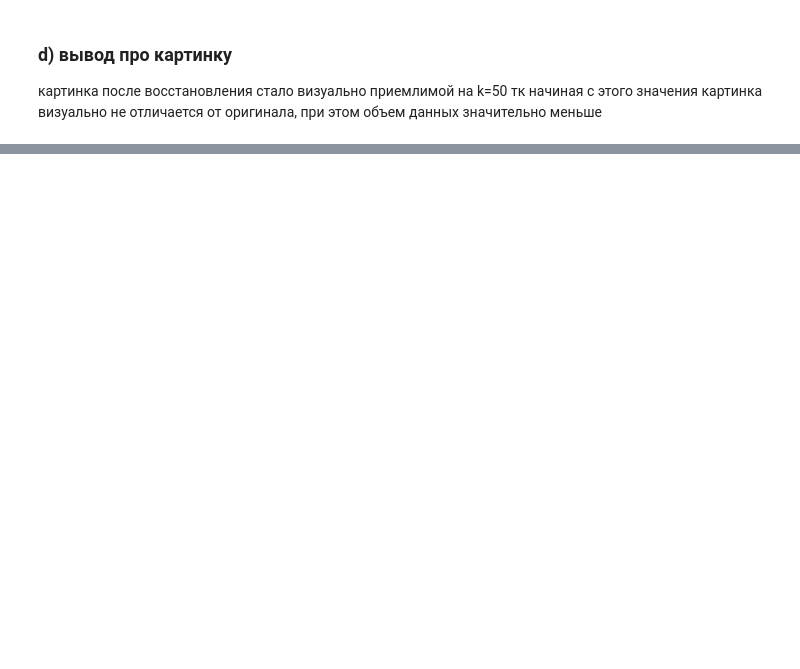
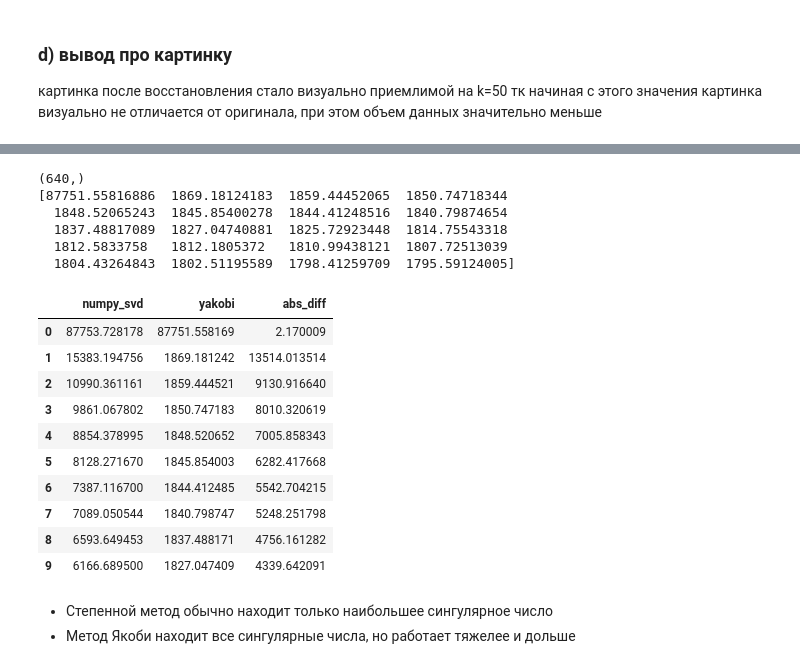
Before and after one commit to sypna504/num-lab-2, a Jupyter notebook: solution.ipynb, the cells around one changed output, grey strips where cells are left out. Drawn from its saved outputs; the diff is of its cells as text; code cells hidden in the pictures; blank space fills up the shorter version.

```diff
--- a/solution.ipynb
+++ b/solution.ipynb
@@ -215,0 +261,4 @@ for k in [5, 10, 20, 50, 100]:
+# %%
+R,_,_ = cv2.split(img)
+print(type(R))
+print(R.shape)
@@ -215,0 +274,35 @@ for k in [5, 10, 20, 50, 100]:
+# %%
+singulars = method_yakobi(R)
+_, S_r, _ = np.linalg.svd(R, full_matrices=False)
+# %%
+print(singulars.shape)
+print(singulars[:20])
+# %% [output]
+(640,)
+[87751.55816886  1869.18124183  1859.44452065  1850.74718344
+  1848.52065243  1845.85400278  1844.41248516  1840.79874654
+  1837.48817089  1827.04740881  1825.72923448  1814.75543318
+  1812.5833758   1812.1805372   1810.99438121  1807.72513039
+  1804.43264843  1802.51195589  1798.41259709  1795.59124005]
+# %%
+compare = pd.DataFrame({
+    "numpy_svd": S_r[:10],
+    "yakobi": singulars[:10],
+    "abs_diff": np.abs(S_r[:10]-singulars[:10])
+})
+compare
+# %% [output]
+|  | numpy_svd | yakobi | abs_diff |
+| 0 | 87753.728178 | 87751.558169 | 2.170009 |
+| 1 | 15383.194756 | 1869.181242 | 13514.013514 |
+| 2 | 10990.361161 | 1859.444521 | 9130.916640 |
+| 3 | 9861.067802 | 1850.747183 | 8010.320619 |
+| 4 | 8854.378995 | 1848.520652 | 7005.858343 |
+| 5 | 8128.271670 | 1845.854003 | 6282.417668 |
+| 6 | 7387.116700 | 1844.412485 | 5542.704215 |
+| 7 | 7089.050544 | 1840.798747 | 5248.251798 |
+| 8 | 6593.649453 | 1837.488171 | 4756.161282 |
+| 9 | 6166.689500 | 1827.047409 | 4339.642091 |
+# %% [markdown]
+ - Степенной метод обычно находит только наибольшее сингулярное число
+ - Метод Якоби находит все сингулярные числа, но работает тяжелее и дольше
```
Also changed, not shown: parts of 10 cells of this notebook.
